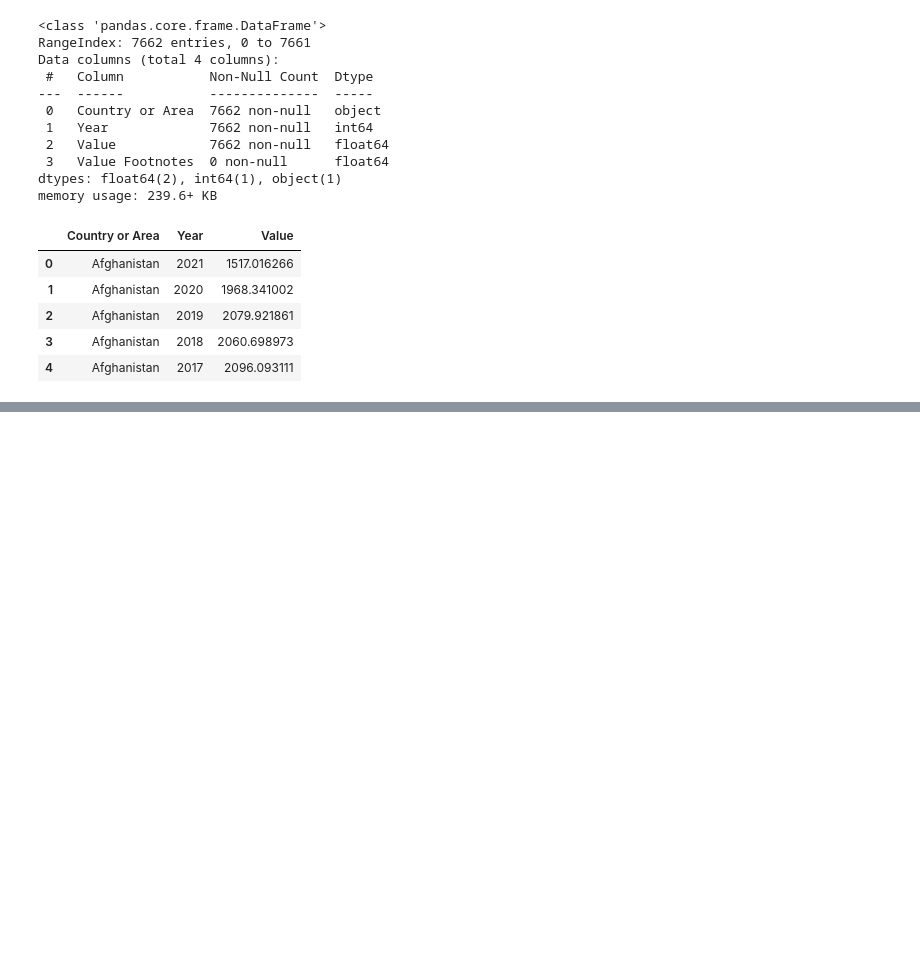
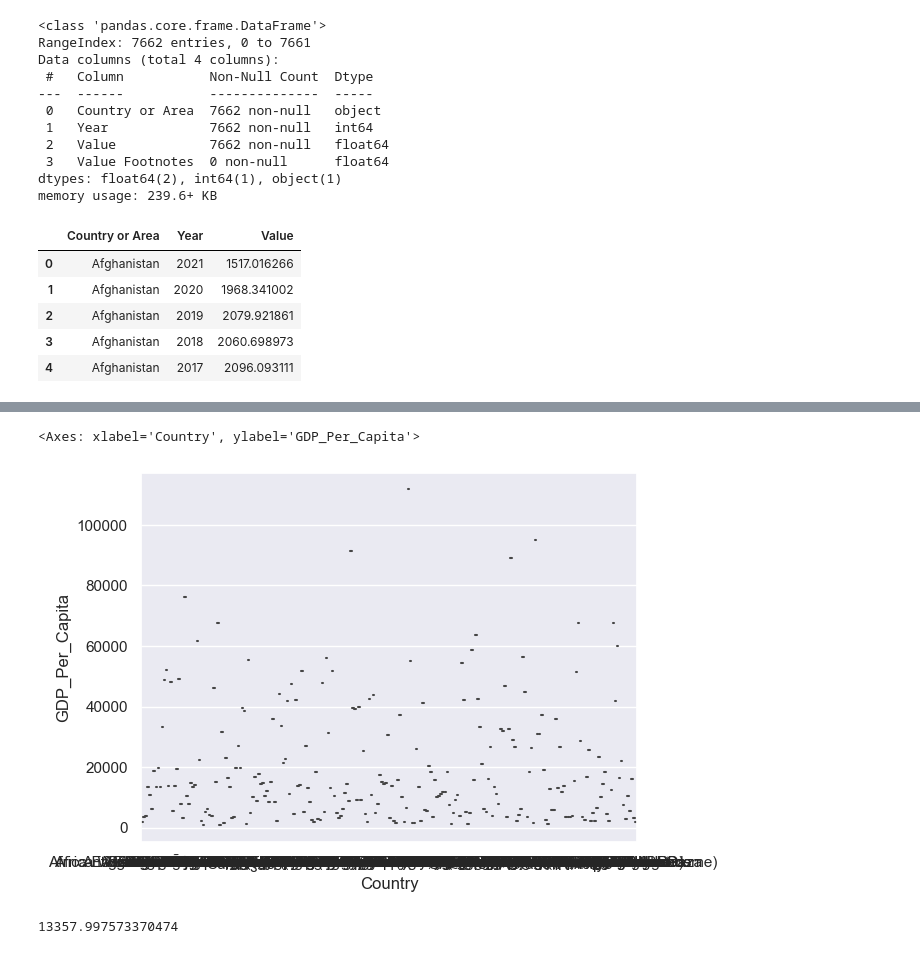
Before and after one commit to NSS-Data-Analytics-Cohort-12/un-python-shipster86, a Jupyter notebook: notebooks/un_project.ipynb, the cells around one changed output, grey strips where cells are left out. Saved outputs shown, nothing was run; the diff lists cells and outputs as text; code cells hidden in the pictures; blank space fills up the shorter version.

```diff
--- a/notebooks/un_project.ipynb
+++ b/notebooks/un_project.ipynb
@@ -109,5 +160,14 @@ gdp_df[gdp_df["GDP_Per_Capita"] > 0]
+# %%
+#Seaborn violin plot - not working?
+sns.violinplot(x=gdp_df2020["Country"], y=gdp_df2020["GDP_Per_Capita"])
+# %% [output]
+<Axes: xlabel='Country', ylabel='GDP_Per_Capita'>
+[figure, added]
 # %%
 # 9. What was the median GDP per capita value in 2020?
+gdp_df[gdp_df['Year'] == 2020]['GDP_Per_Capita'].median()
+# %% [output]
+13357.997573370474
 # %%
 # 10. For this question, you're going to create some visualizations to compare GDP per capita values for the years 1990, 2000, 2010, and 2020. Start by subsetting your data to just these 4 years into a new DataFrame named gdp_decades. Using this, create the following 4 plots:
 # 	* A boxplot
```
Also changed, not shown: parts of 38 cells of this notebook.
